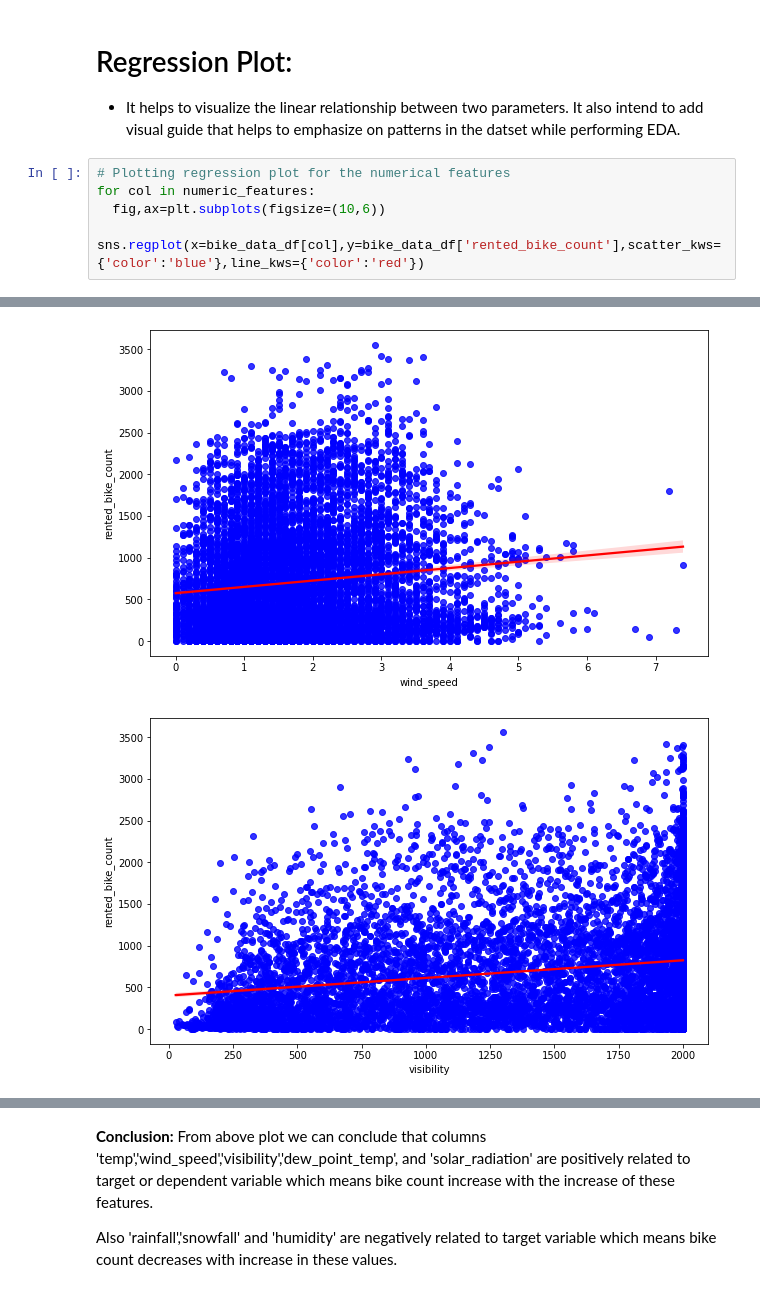
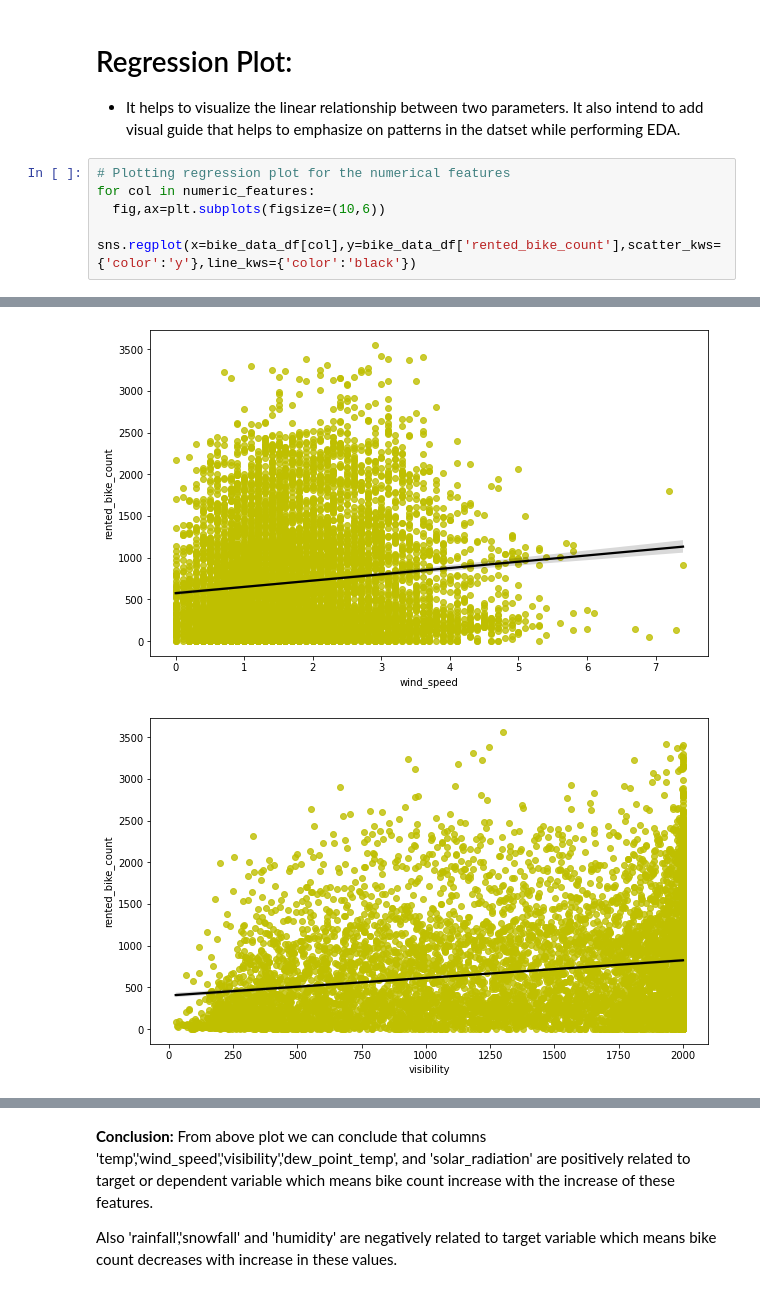
Before and after one commit to mmishra1092/Bike-Sharing-Demand-Prediction, a Jupyter notebook: MAYANK_MISHRA_Bike_Sharing_Demand_Prediction_Capstone_Project.ipynb, the cells around one changed output, grey strips where cells are left out. Drawn from its saved outputs; the diff is of its cells as text.

```diff
--- a/MAYANK_MISHRA_Bike_Sharing_Demand_Prediction_Capstone_Project.ipynb
+++ b/MAYANK_MISHRA_Bike_Sharing_Demand_Prediction_Capstone_Project.ipynb
@@ -448,5 +448,5 @@ ax.set(title='Count of Bikes as per Seasons on Hourly Basis')
 # Plotting regression plot for the numerical features
 for col in numeric_features:
   fig,ax=plt.subplots(figsize=(10,6))
-  sns.regplot(x=bike_data_df[col],y=bike_data_df['rented_bike_count'],scatter_kws={'color':'blue'},line_kws={'color':'red'})
+  sns.regplot(x=bike_data_df[col],y=bike_data_df['rented_bike_count'],scatter_kws={'color':'y'},line_kws={'color':'black'})
 # %% [output]
@@ -456,2 +456,2 @@ for col in numeric_features:
-[figure, old version]
+[figure, new version]
-[figure, old version]
+[figure, new version]
```
Also changed, not shown: parts of 23 cells of this notebook.
